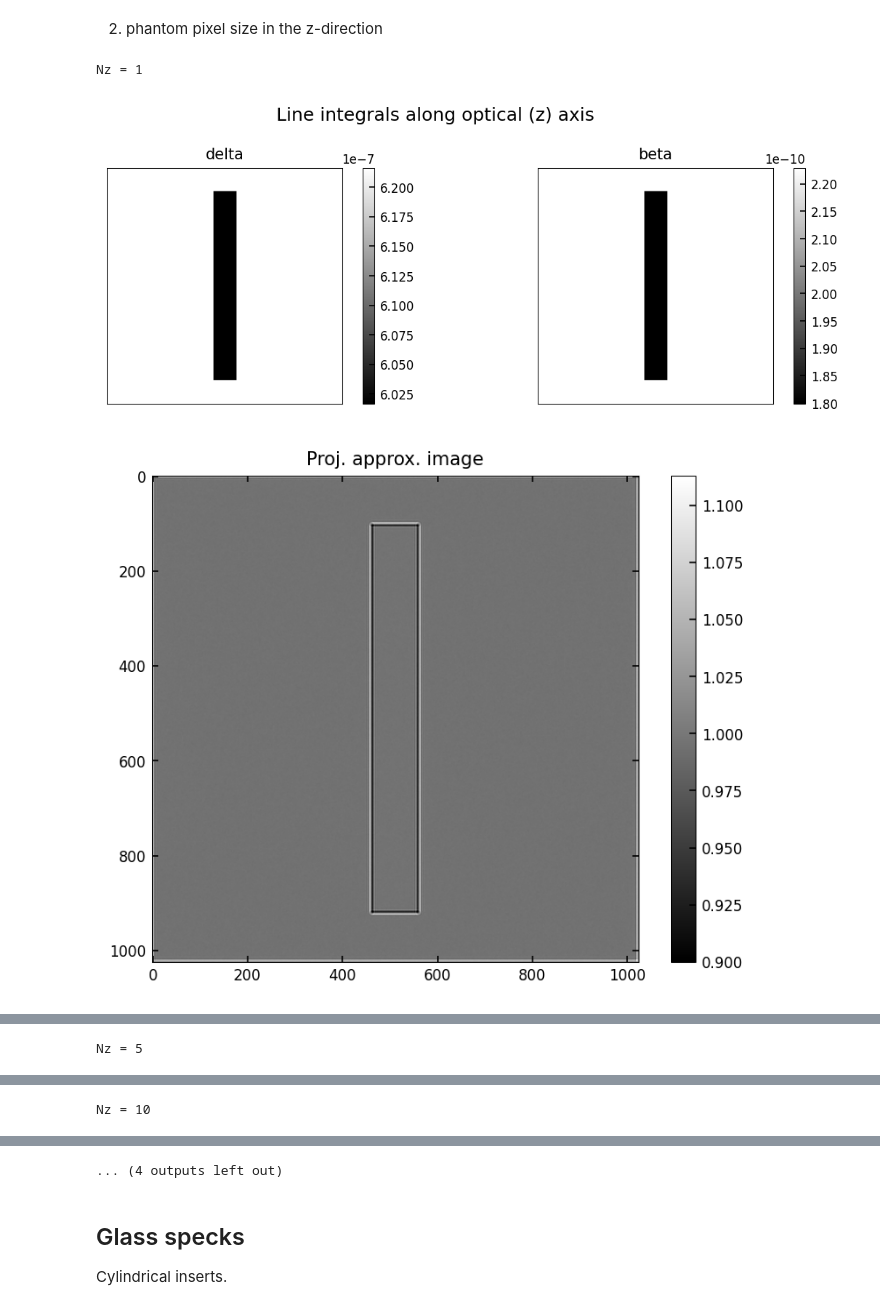
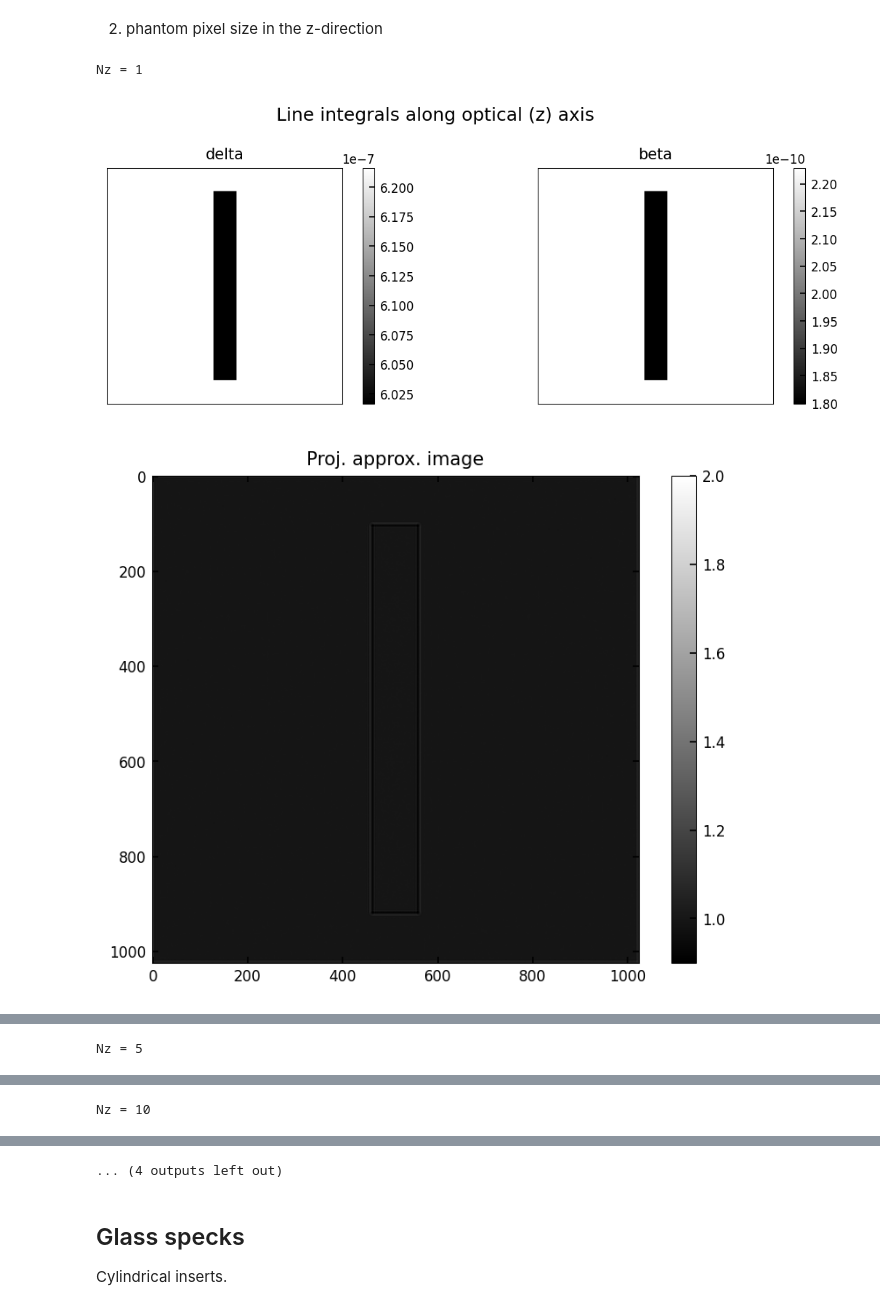
Before and after one commit to gjadick/spectral-xpci, a Jupyter notebook: multislice.ipynb, the cells around one changed output, grey strips where cells are left out. Saved outputs shown, nothing was run; the diff lists cells and outputs as text; code cells hidden in the pictures.

Commit message:
normalized image gray scales

```diff
--- a/multislice.ipynb
+++ b/multislice.ipynb
@@ -303,6 +303,10 @@ det_dx = fov / det_shape[0]
 
 # original fiber_width = 100e-6
 
+# Gray Scale determined by inspection of a previous run:
+vmin_a = 0.9
+vmax_a = 2.0
+
 for fiber_width in [10e-6, 50e-6, 100e-6, 200e-6]:
     print(f'fiber width = {fiber_width} aka {fiber_width*1e6:.0f} um')
 
@@ -315,15 +319,15 @@ for fiber_width in [10e-6, 50e-6, 100e-6, 200e-6]:
     beta_proj = phantom_dz * jnp.sum(obj_beta, axis=0)
     delta_proj = phantom_dz * jnp.sum(obj_delta, axis=0)
     img_approx = simulate_projection(beta_proj, delta_proj, dx, N, det_shape, det_dx, det_fwhm, energy, propdist, I0)
+    plt.imshow(img_approx, vmin=vmin_a, vmax=vmax_a)
     plt.title('Proj. approx. image')
-    plt.imshow(img_approx, vmin=0.9)
     plt.colorbar()
     plt.show()
 
     ### show the multislice approximation: ###
     img_ms = simulate_multislice(obj_beta, obj_delta, dx, phantom_dz, N, Nz, det_shape, det_dx, det_fwhm, energy, propdist, I0)
     plt.title('Multislice image')
-    plt.imshow(img_ms, vmin=0.9)
+    plt.imshow(img_ms, vmin=vmin_a, vmax=vmax_a)
     plt.colorbar()
     plt.show()
 # %% [output]
@@ -359,33 +363,37 @@ Nz = 10
 fiber_width = 100e-6
 fov = N*dx
 phantom_dz = fov/Nz
 det_dx = fov / det_shape[0]
 ######################
 
+# Gray Scale determined by inspection of a previous run:
+vmin_b = 0.9
+vmax_b = 2.0
+
 # Now, to vary Nz. We "should" keep it under 10 um.
 for Nz in [1, 5, 10, 20]:
     print(f'Nz = {Nz}')
     obj_delta, obj_beta = make_fiber_phantom(N, Nz, dx, fiber_width, energy)
 
     ### show the phantom directly: ###
     show_phantom(obj_delta, obj_beta)
 
     ### show the projection approximation: ###
     beta_proj = phantom_dz * jnp.sum(obj_beta, axis=0)
     delta_proj = phantom_dz * jnp.sum(obj_delta, axis=0)
     img_approx = simulate_projection(beta_proj, delta_proj, dx, N, det_shape, det_dx, det_fwhm, energy, propdist, I0)
+    plt.imshow(img_approx, vmin=vmin_b, vmax=vmax_b)
     plt.title('Proj. approx. image')
-    plt.imshow(img_approx, vmin=0.9)
     plt.colorbar()
     plt.show()
 
     ### show the multislice approximation: ###
     img_ms = simulate_multislice(obj_beta, obj_delta, dx, phantom_dz, N, Nz, det_shape, det_dx, det_fwhm, energy, propdist, I0)
     plt.title('Multislice image')
-    plt.imshow(img_ms, vmin=0.9)
+    plt.imshow(img_ms, vmin=vmin_b, vmax=vmax_b)
     plt.colorbar()
     plt.show()
 # %% [output]
 Nz = 1
 [figure]
-[figure, old version]
+[figure, new version]
```
Also changed, not shown: parts of 7 cells of this notebook.
